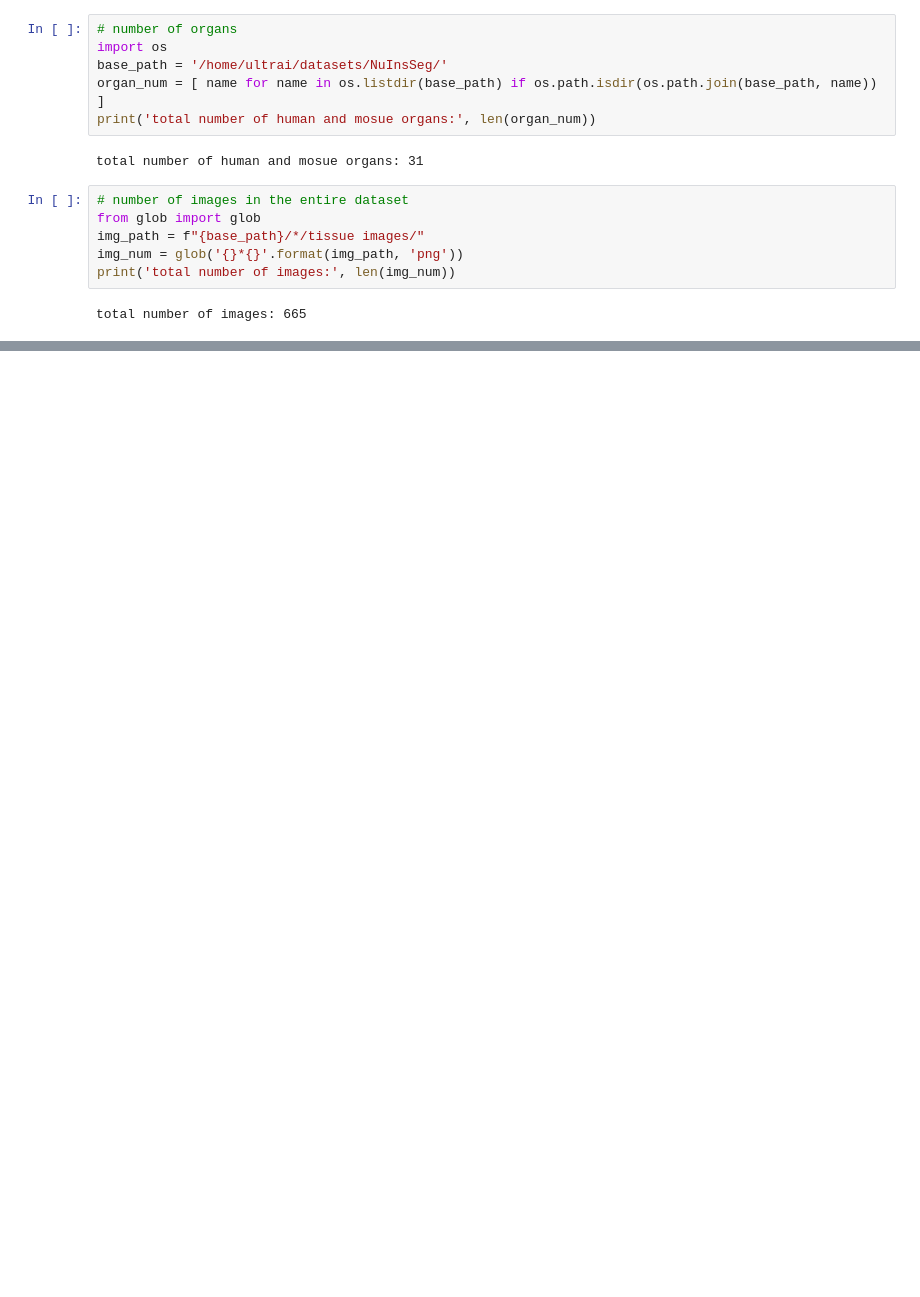
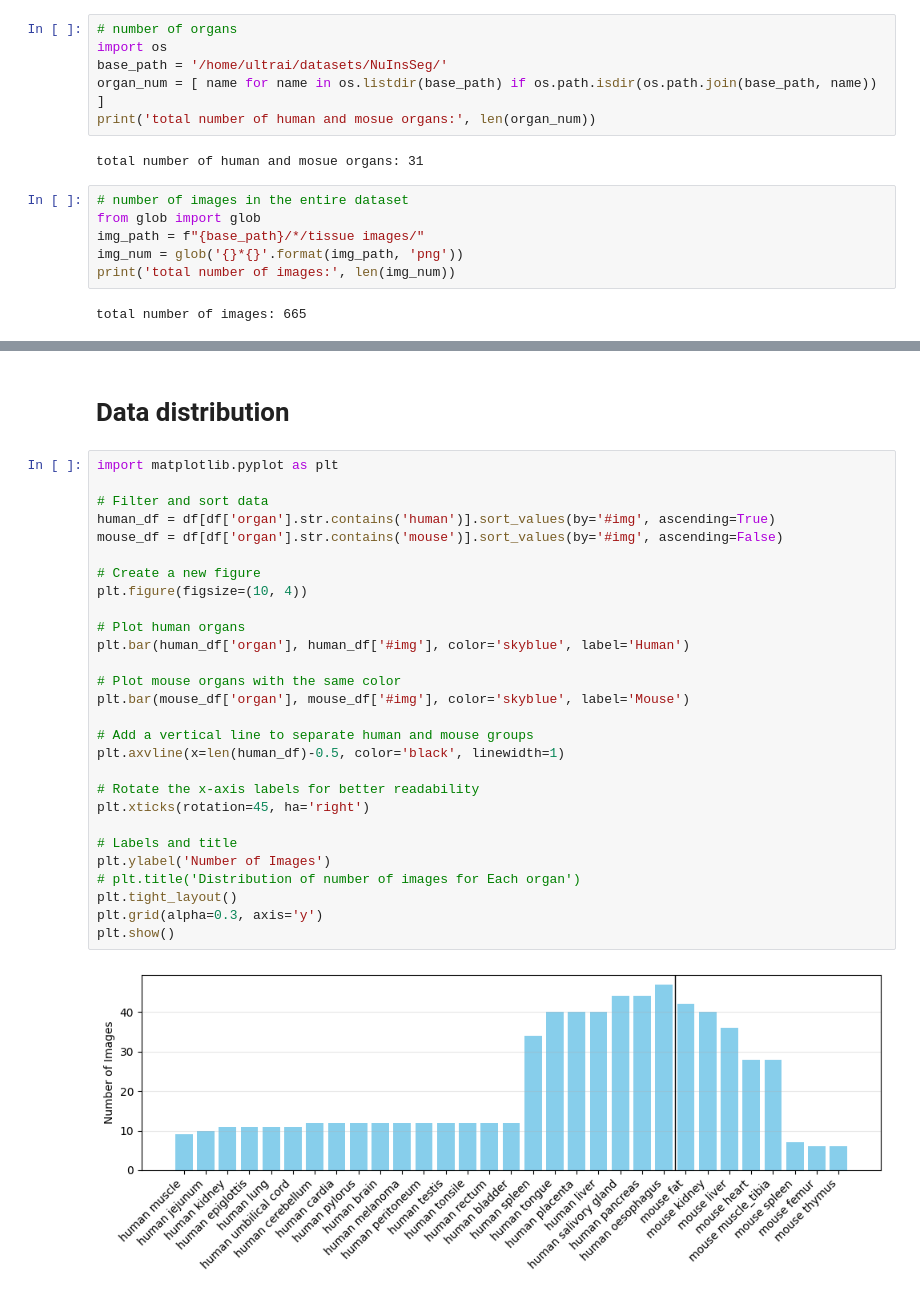
Before and after one commit to alvinkimbowa/bmeg591_nuclei_segmentation, a Jupyter notebook: nuinsseg-eda.ipynb, the cells around one changed output, grey strips where cells are left out. Cells and saved outputs as stored; diff of their text form; blank space fills up the shorter version.

```diff
--- a/nuinsseg-eda.ipynb
+++ b/nuinsseg-eda.ipynb
@@ -204,0 +229,32 @@ w/o border erode - w/o border:  [0 1]
+# %% [markdown]
+# Data distribution
+# %%
+import matplotlib.pyplot as plt
+
+# Filter and sort data
+human_df = df[df['organ'].str.contains('human')].sort_values(by='#img', ascending=True)
+mouse_df = df[df['organ'].str.contains('mouse')].sort_values(by='#img', ascending=False)
+
+# Create a new figure
+plt.figure(figsize=(10, 4))
+
+# Plot human organs
+plt.bar(human_df['organ'], human_df['#img'], color='skyblue', label='Human')
+
+# Plot mouse organs with the same color
+plt.bar(mouse_df['organ'], mouse_df['#img'], color='skyblue', label='Mouse')
+
+# Add a vertical line to separate human and mouse groups
+plt.axvline(x=len(human_df)-0.5, color='black', linewidth=1)
+
+# Rotate the x-axis labels for better readability
+plt.xticks(rotation=45, ha='right')
+
+# Labels and title
+plt.ylabel('Number of Images')
+# plt.title('Distribution of number of images for Each organ')
+plt.tight_layout()
+plt.grid(alpha=0.3, axis='y')
+plt.show()
+# %% [output]
+[figure, added]
```
Also changed, not shown: parts of 4 cells of this notebook, 2 other files.
